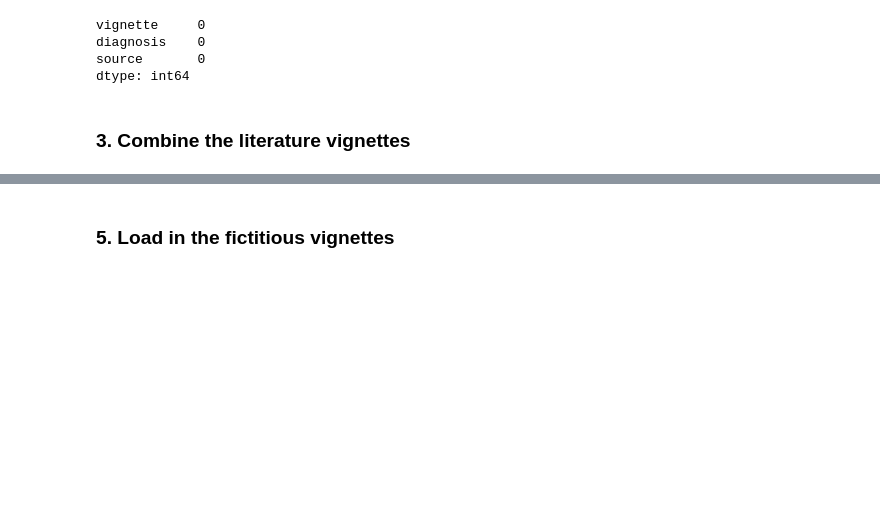
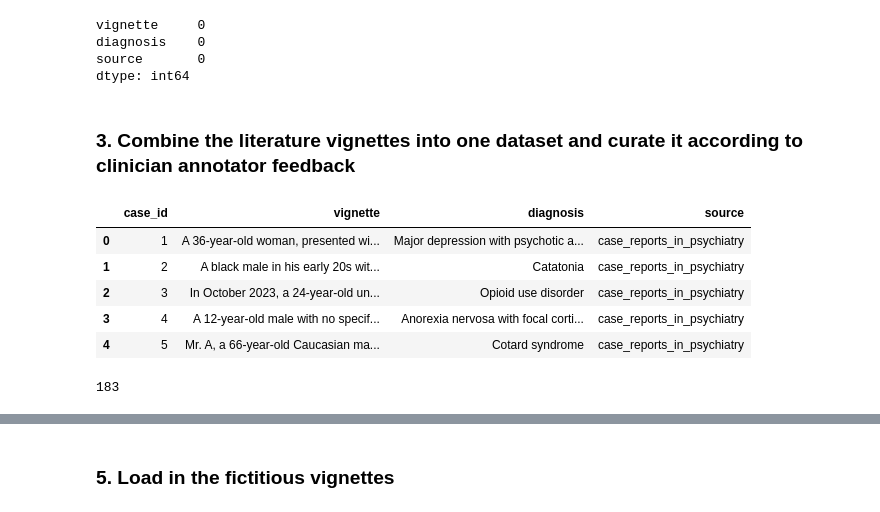
Before and after one commit to BIDS-Xu-Lab/psychiatry-frontier-llm-evaluation, a Jupyter notebook: code/0_build_dataset.ipynb, the cells around one changed output, grey strips where cells are left out. Saved outputs shown, nothing was run; the diff lists cells and outputs as text; code cells hidden in the pictures; blank space fills up the shorter version.

```diff
--- a/code/0_build_dataset.ipynb
+++ b/code/0_build_dataset.ipynb
@@ -103,4 +105,26 @@ diagnosis    0
 source       0
 dtype: int64
 # %% [markdown]
-### 3. Combine the literature vignettes
+### 3. Combine the literature vignettes into one dataset and curate it according to clinician annotator feedback
+# %%
+### 4. Combine the open-access and textbook vignettes
+medical_literature = pd.concat([open_access_journals, textbooks],
+                               ignore_index=True)
+
+# Give each of the medical literature cases an ID
+case_id = range(1, 1 + len(medical_literature))
+medical_literature.insert(loc=0, column='case_id', value=case_id)
+
+medical_literature.head()
+# %% [output]
+|  | case_id | vignette | diagnosis | source |
+| 0 | 1 | A 36-year-old woman, presented wi... | Major depression with psychotic a... | case_reports_in_psychiatry |
+| 1 | 2 | A black male in his early 20s wit... | Catatonia | case_reports_in_psychiatry |
+| 2 | 3 | In October 2023, a 24-year-old un... | Opioid use disorder | case_reports_in_psychiatry |
+| 3 | 4 | A 12-year-old male with no specif... | Anorexia nervosa with focal corti... | case_reports_in_psychiatry |
+| 4 | 5 | Mr. A, a 66-year-old Caucasian ma... | Cotard syndrome | case_reports_in_psychiatry |
+# %%
+# Count the number of medical literature cases
+medical_literature.shape[0]
+# %% [output]
+183
```
Also changed, not shown: parts of 16 cells of this notebook, 24 other files.
